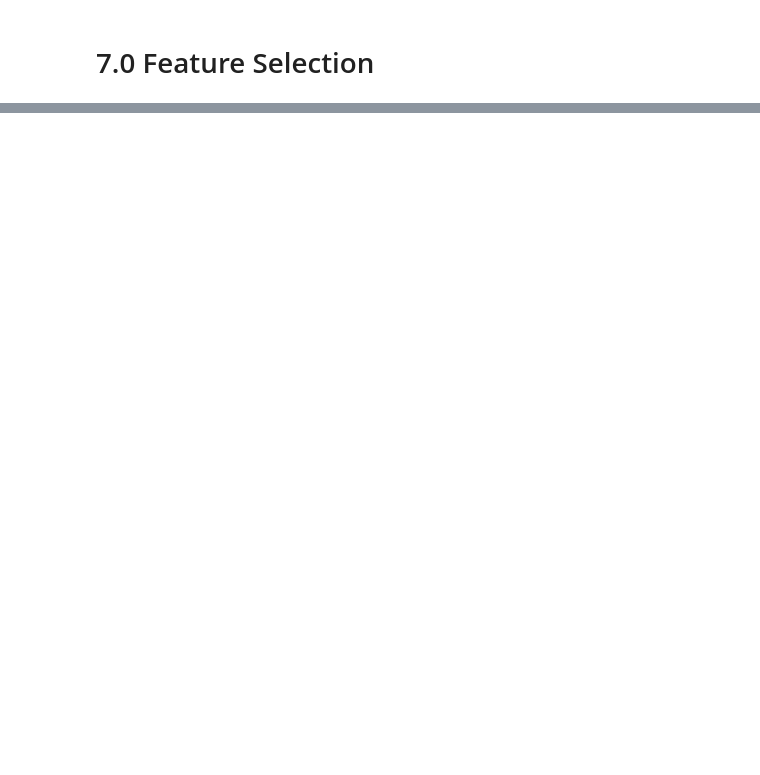
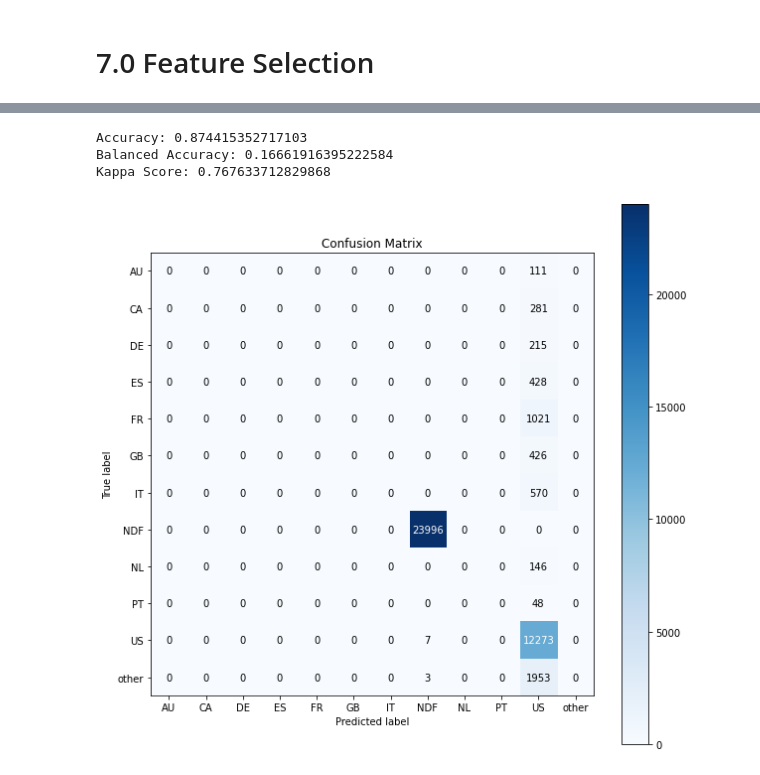
Before and after one commit to wrferreira1003/Study_airbnb_predict_first_booking, a Jupyter notebook: notebooks/ciclo004_Feature_Engineering.ipynb, the cells around one changed output, grey strips where cells are left out. Saved outputs shown, nothing was run; the diff lists cells and outputs as text; code cells hidden in the pictures; blank space fills up the shorter version.

```diff
--- a/notebooks/ciclo004_Feature_Engineering.ipynb
+++ b/notebooks/ciclo004_Feature_Engineering.ipynb
@@ -685,0 +812,12 @@ y_train_nn = ohe.fit_transform( y_train.values.reshape( -1, 1)).toarray()
+# %%
+#Model Definition
+model = ml.Sequential()
+
+model.add( l.Dense(128, input_dim=x_train.shape[1], activation= 'relu'))
+model.add( l.Dense( 12, activation = 'softmax'))
+
+#model Compile
+model.compile( loss='categorical_crossentropy', optimizer='adam', metrics=['accuracy'])
+
+#Train model
+model.fit( x_train, y_train_nn, epochs=100)
@@ -685,0 +857,10 @@ y_train_nn = ohe.fit_transform( y_train.values.reshape( -1, 1)).toarray()
+# %%
+#Prediction
+pred_nn = model.predict(x_val)
+
+#Invert prediction
+yhat_nn = ohe.inverse_transform(pred_nn)
+
+#Prediction prepare
+y_val_nn = y_val.to_numpy()
+yhat_nn = yhat_nn.reshape(1, -1)[0]
@@ -685,0 +869,25 @@ y_train_nn = ohe.fit_transform( y_train.values.reshape( -1, 1)).toarray()
+# %%
+#Accuracy
+acc_nn = m.accuracy_score(y_val_nn, yhat_nn)
+print('Accuracy: {}'.format(acc_nn))
+
+#Confusion Matrix
+mt.plot_confusion_matrix( y_val_nn, yhat_nn, normalize= False, figsize=(10,10))
+
+#Balanced Accuracy
+balanced_accuracy = m.balanced_accuracy_score(y_val_nn, yhat_nn )
+print('Balanced Accuracy: {}'.format(balanced_accuracy))
+
+#Kappa Metrics
+kappa_score = m.cohen_kappa_score(y_val_nn, yhat_nn)
+print('Kappa Score: {}'.format(kappa_score))
+
+#Objetivo é aumentar o Balanced Accuracy para uns 85% (Acuracia para apresentar ao time de negocio
+#Kappa Score uns 75% (Nivel de concordancia entre as classes).
+
+#print(m.classification_report(y_val_nn, yhat_nn))
+# %% [output]
+Accuracy: 0.874415352717103
+Balanced Accuracy: 0.16661916395222584
+Kappa Score: 0.767633712829868
+[figure, added]
```
Also changed, not shown: parts of 20 cells of this notebook, 4 other files.
